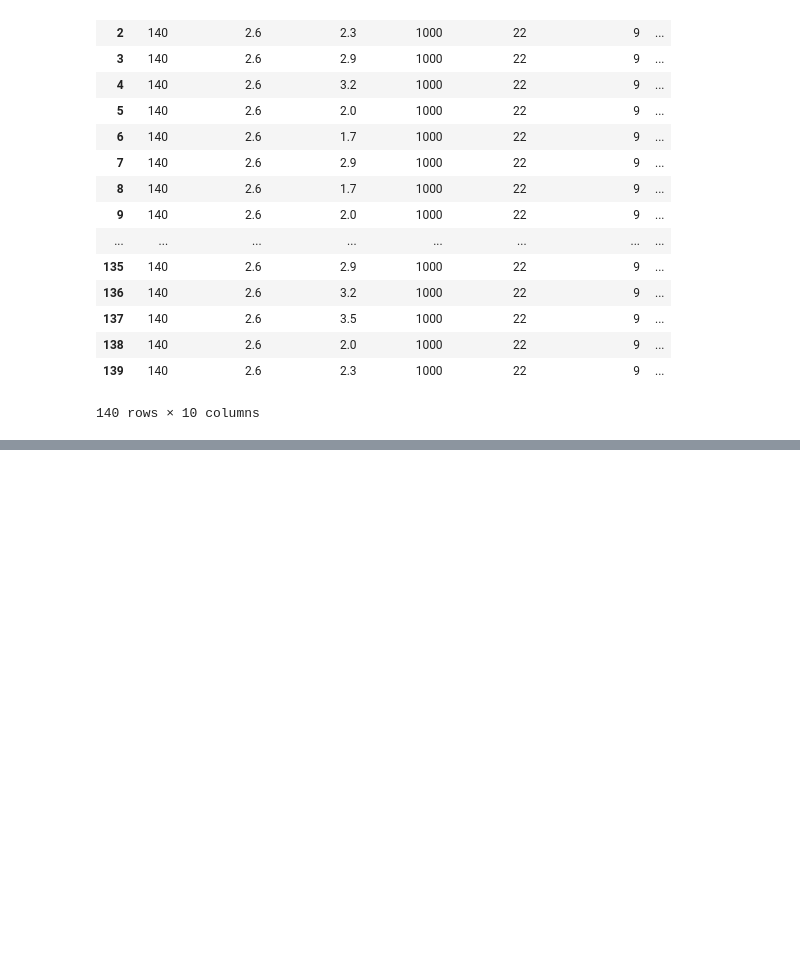
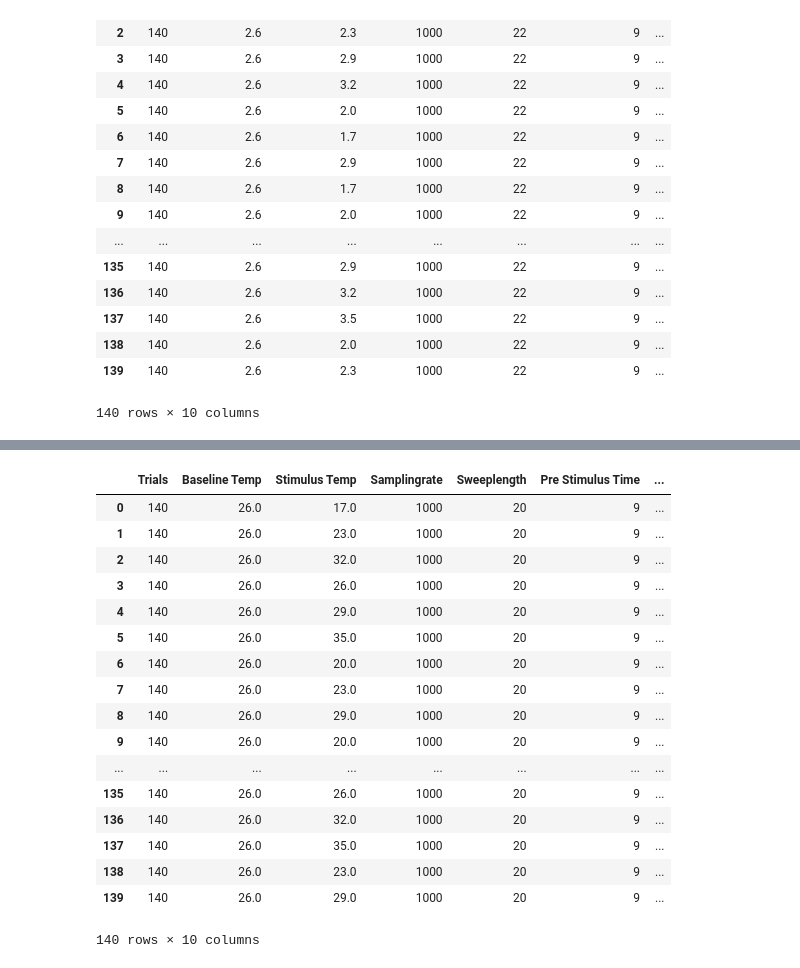
Before and after one commit to tbslv/np_pipeline, a Jupyter notebook: read_metaData_v3.ipynb, the cells around one changed output, grey strips where cells are left out. Drawn from its saved outputs; the diff is of its cells as text; code cells hidden in the pictures; blank space fills up the shorter version.

```diff
--- a/read_metaData_v3.ipynb
+++ b/read_metaData_v3.ipynb
@@ -61,7 +63,6 @@ def clean_up(working_directory,timestamps, fail = None):
 # %%
 #timestamps_off,ts_dict_off = clean_up(working_directory,timestamps_off,fail = 404)
-timestamps_on,ts_dict_on = clean_up(working_directory,timestamps_on,fail = [540])
-# for deleting timestamps use ts+11
+timestamps_on,ts_dict_on = clean_up(working_directory,timestamps_on,fail = 280)
 # %% [output]
 2
 # %%
@@ -163,8 +167,9 @@ for i in range(2):
     if ids[i] != 'T001':
 
         input_Data = np.load(inputData_path[i])
-        feedback = input_Data[0,:,:]
-        feedback_force = input_Data[2,:,:]
+        feedback_1 = input_Data[2,:,:]
+        feedback_2 = input_Data[3,:,:]
+        feedback_force = input_Data[1,:,:]
 
     ts_sweepstart = ts_dict_on[ids[i]][::2]
     #ts_sweepstart = ts_sweepstart -1
@@ -174,14 +179,16 @@ for i in range(2):
 
     Data = {}
     Data['Timestamps'] = {}
-    Data['Feedback'] = {}
+    Data['Feedback_1'] = {}
+    Data['Feedback_2'] = {}
     Data['Feedback_Force'] = {}
 
     for ii in range(len(sweepIDs)):
         Data['Timestamps'][str(ii) + '_sweepstart'] = ts_sweepstart[metaData['sweepID'] == float(ii)]
         Data['Timestamps'][str(ii) + '_stimstart'] = ts_stimstart[metaData['sweepID'] == float(ii)]
         if ids[i] != 'T001':
-            Data['Feedback'][str(ii) + '_feedback'] = feedback[:,np.where(metaData['sweepID'] == float(ii))]
+            Data['Feedback_1'][str(ii) + '_feedback'] = feedback_1[:,np.where(metaData['sweepID'] == float(ii))]
+            Data['Feedback_2'][str(ii) + '_feedback'] = feedback_2[:,np.where(metaData['sweepID'] == float(ii))]
             Data['Feedback_Force'][str(ii) + '_feedback_force'] = feedback_force[:,np.where(metaData['sweepID'] == float(ii))]
     stimData = pd.DataFrame.from_dict(Data,orient = 'columns')
     stimData.to_pickle(wd_tmp+'/'+ids[i]+'stimData.pkl')
@@ -197,0 +205,21 @@ check
+# %%
+metaData
+# %% [output]
+|  | Trials | Baseline Temp | Stimulus Temp | Samplingrate | Sweeplength | Pre Stimulus Time | ... |
+| 0 | 140 | 26.0 | 17.0 | 1000 | 20 | 9 | ... |
+| 1 | 140 | 26.0 | 23.0 | 1000 | 20 | 9 | ... |
+| 2 | 140 | 26.0 | 32.0 | 1000 | 20 | 9 | ... |
+| 3 | 140 | 26.0 | 26.0 | 1000 | 20 | 9 | ... |
+| 4 | 140 | 26.0 | 29.0 | 1000 | 20 | 9 | ... |
+| 5 | 140 | 26.0 | 35.0 | 1000 | 20 | 9 | ... |
+| 6 | 140 | 26.0 | 20.0 | 1000 | 20 | 9 | ... |
+| 7 | 140 | 26.0 | 23.0 | 1000 | 20 | 9 | ... |
+| 8 | 140 | 26.0 | 29.0 | 1000 | 20 | 9 | ... |
+| 9 | 140 | 26.0 | 20.0 | 1000 | 20 | 9 | ... |
+| ... | ... | ... | ... | ... | ... | ... | ... |
+| 135 | 140 | 26.0 | 26.0 | 1000 | 20 | 9 | ... |
+| 136 | 140 | 26.0 | 32.0 | 1000 | 20 | 9 | ... |
+| 137 | 140 | 26.0 | 35.0 | 1000 | 20 | 9 | ... |
+| 138 | 140 | 26.0 | 23.0 | 1000 | 20 | 9 | ... |
+| 139 | 140 | 26.0 | 29.0 | 1000 | 20 | 9 | ... |
+140 rows × 10 columns
```
Also changed, not shown: parts of 12 cells of this notebook.
